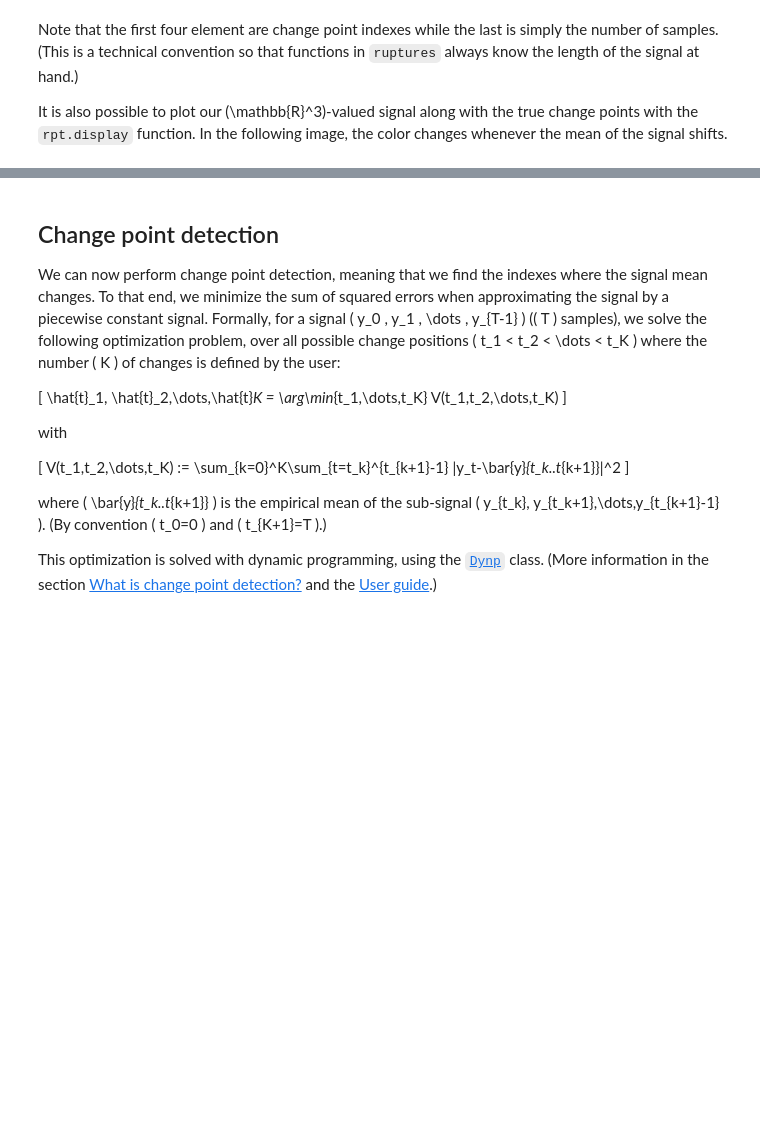
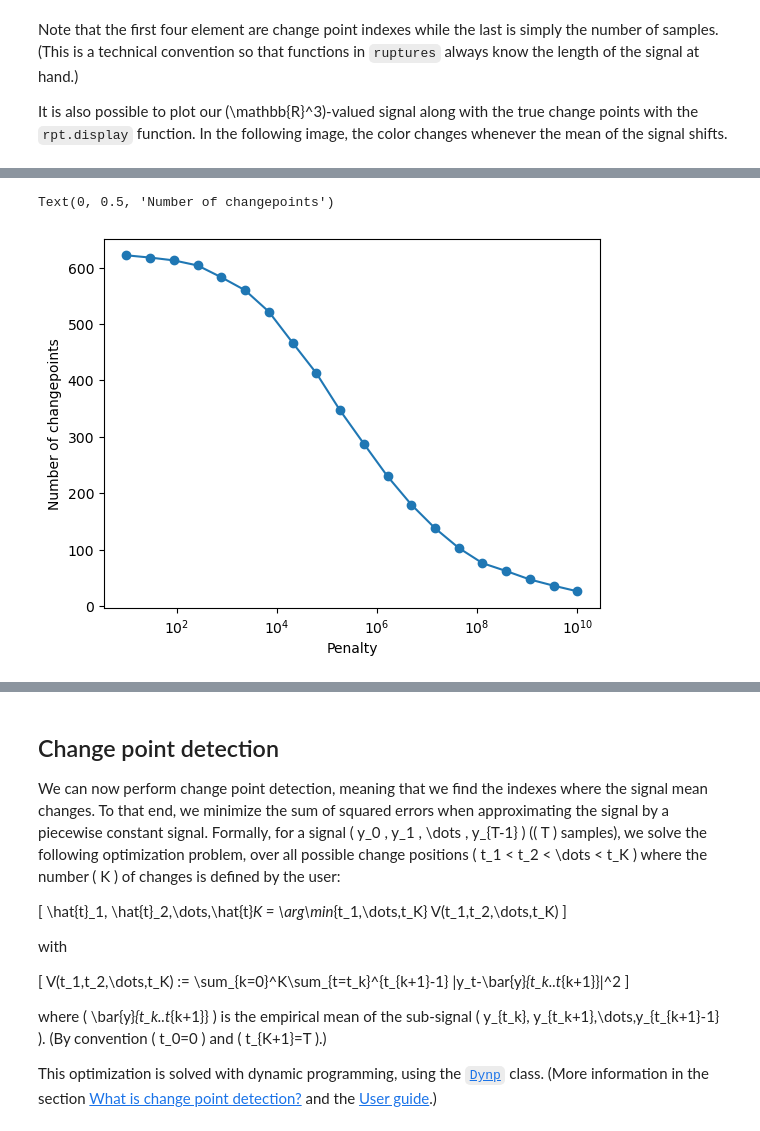
Before and after one commit to Akseli-Ilmanen/EthoGraph, a Jupyter notebook: scripts/ruptures/basic-usage.ipynb, the cells around one changed output, grey strips where cells are left out. Drawn from its saved outputs; the diff is of its cells as text; code cells hidden in the pictures; blank space fills up the shorter version.

```diff
--- a/scripts/ruptures/basic-usage.ipynb
+++ b/scripts/ruptures/basic-usage.ipynb
@@ -37,0 +46,16 @@ fig, ax_array = rpt.display(signal, bkps)
+# %%
+import numpy as np
+
+pens = np.logspace(1, 10, 20)
+n_bkps = []
+for pen in pens:
+    bkps = algo.predict(pen=pen)
+    n_bkps.append(len(bkps) - 1)
+
+plt.plot(pens, n_bkps, "o-")
+plt.xscale("log")
+plt.xlabel("Penalty")
+plt.ylabel("Number of changepoints")
+# %% [output]
+Text(0, 0.5, 'Number of changepoints')
+[figure, added]
```
Also changed, not shown: parts of 6 cells of this notebook, 8 other files.
